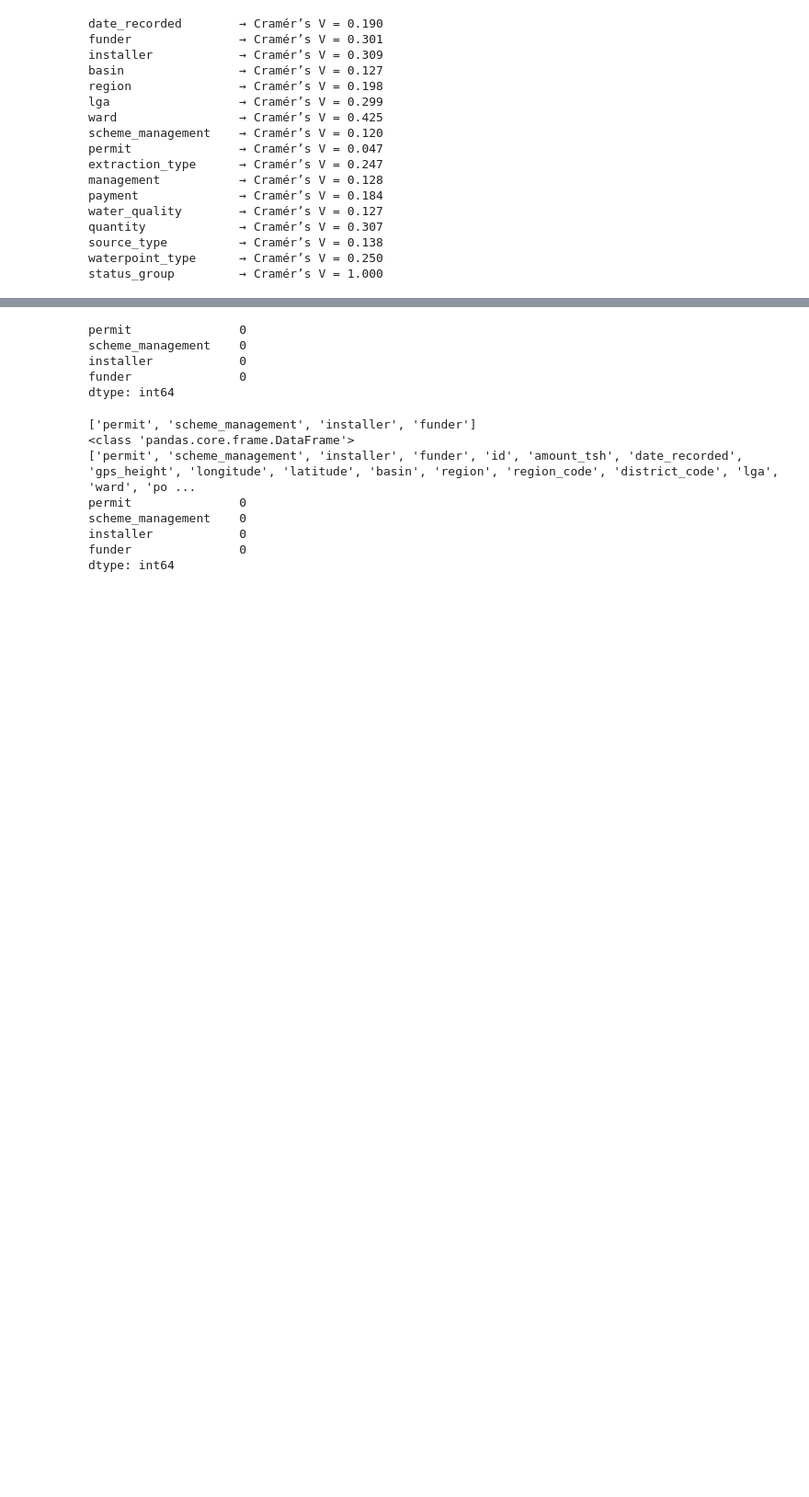
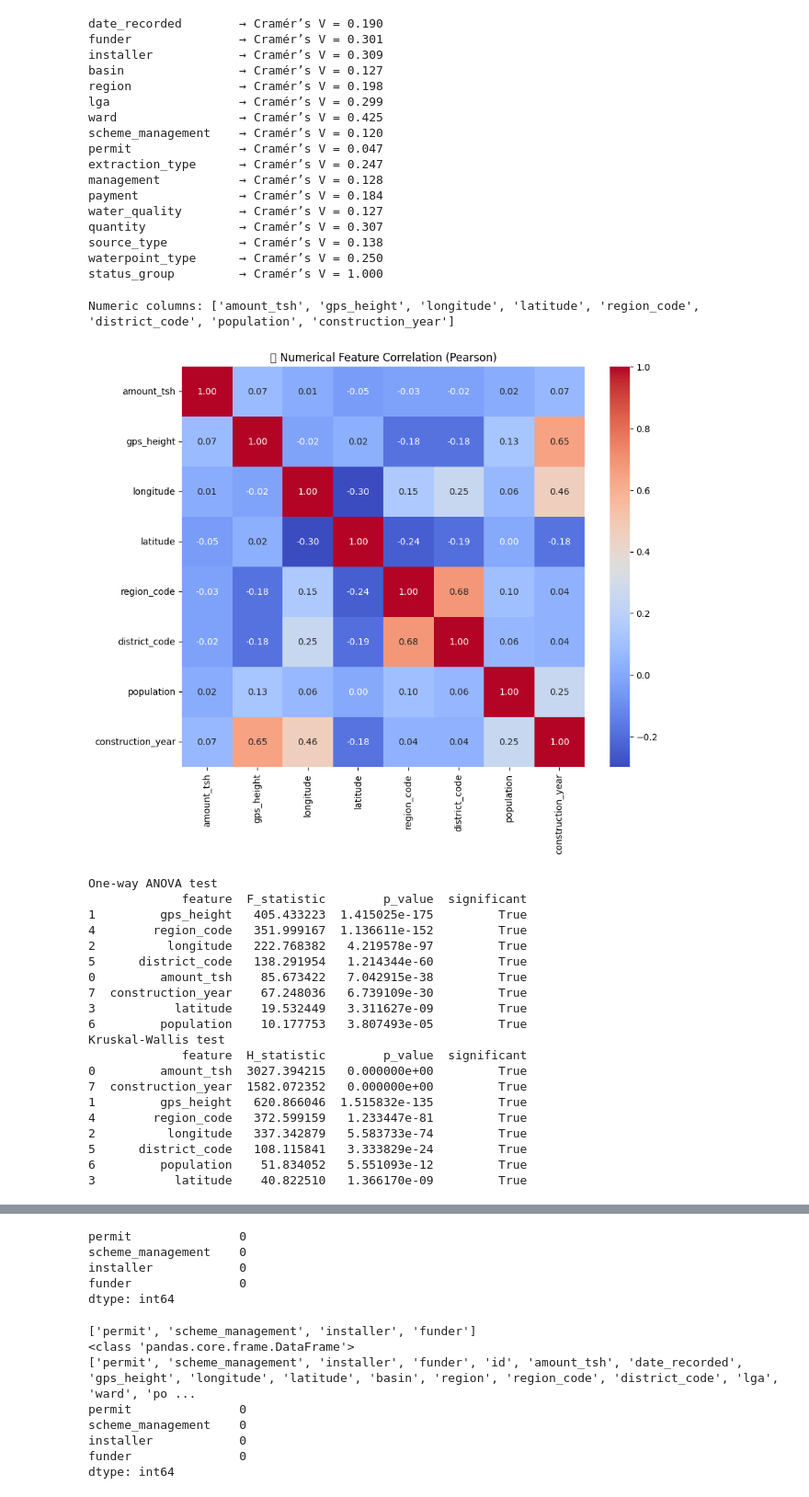
Before and after one commit to floranuta/Data_Circle, a Jupyter notebook: notebooks/Task12_DataCleaningPreprocessing.ipynb, the cells around one changed output, grey strips where cells are left out. Shown: that part at 92% size. Cells and saved outputs as stored; diff of their text form; code cells hidden in the pictures; blank space fills up the shorter version.

```diff
--- a/notebooks/Task12_DataCleaningPreprocessing.ipynb
+++ b/notebooks/Task12_DataCleaningPreprocessing.ipynb
@@ -209,3 +209,71 @@ quantity             → Cramér’s V = 0.307
 source_type          → Cramér’s V = 0.138
 waterpoint_type      → Cramér’s V = 0.250
 status_group         → Cramér’s V = 1.000
+# %%
+import scipy.stats as stats
+num_cols = pump_data_merged.select_dtypes(include=['int64', 'float64']).columns.tolist()
+# Optional: remove id column (it’s just an identifier)
+num_cols = [c for c in num_cols if c != 'id']
+print("Numeric columns:", num_cols)
+corr_matrix = pump_data_merged[num_cols].corr(method='pearson')
+
+plt.figure(figsize=(10, 8))
+sns.heatmap(corr_matrix, annot=True, cmap="coolwarm", fmt=".2f")
+plt.title("📊 Numerical Feature Correlation (Pearson)")
+plt.show()
+
+print("One-way ANOVA test")
+target = 'status_group'
+anova_results = []
+
+for col in num_cols:
+    groups = [group[col].dropna() for name, group in pump_data_merged.groupby(target)]
+    f_stat, p_value = stats.f_oneway(*groups)
+    anova_results.append((col, f_stat, p_value))
+
+anova_df = pd.DataFrame(anova_results, columns=['feature', 'F_statistic', 'p_value'])
+anova_df['significant'] = anova_df['p_value'] < 0.05
+anova_df.sort_values('p_value', inplace=True)
+
+print(anova_df)
+print("Kruskal-Wallis test")
+kruskal_results = []
+
+for col in num_cols:
+    groups = [group[col].dropna() for name, group in pump_data_merged.groupby(target)]
+    h_stat, p_value = stats.kruskal(*groups)
+    kruskal_results.append((col, h_stat, p_value))
+
+kruskal_df = pd.DataFrame(kruskal_results, columns=['feature', 'H_statistic', 'p_value'])
+kruskal_df['significant'] = kruskal_df['p_value'] < 0.05
+kruskal_df.sort_values('p_value', inplace=True)
+
+print(kruskal_df)
+
+plt.figure(figsize=(8,6))
+sns.boxplot(x=target, y='population', data=pump_data_merged)
+plt.title('Population vs Status Group')
+plt.show()
+# %% [output]
+Numeric columns: ['amount_tsh', 'gps_height', 'longitude', 'latitude', 'region_code', 'district_code', 'population', 'construction_year']
+[figure, added]
+One-way ANOVA test
+             feature  F_statistic        p_value  significant
+1         gps_height   405.433223  1.415025e-175         True
+4        region_code   351.999167  1.136611e-152         True
+2          longitude   222.768382   4.219578e-97         True
+5      district_code   138.291954   1.214344e-60         True
+0         amount_tsh    85.673422   7.042915e-38         True
+7  construction_year    67.248036   6.739109e-30         True
+3           latitude    19.532449   3.311627e-09         True
+6         population    10.177753   3.807493e-05         True
+Kruskal-Wallis test
+             feature  H_statistic        p_value  significant
+0         amount_tsh  3027.394215   0.000000e+00         True
+7  construction_year  1582.072352   0.000000e+00         True
+1         gps_height   620.866046  1.515832e-135         True
+4        region_code   372.599159   1.233447e-81         True
+2          longitude   337.342879   5.583733e-74         True
+5      district_code   108.115841   3.333829e-24         True
+6         population    51.834052   5.551093e-12         True
+3           latitude    40.822510   1.366170e-09         True
```
Also changed, not shown: parts of 1 cell of this notebook.
